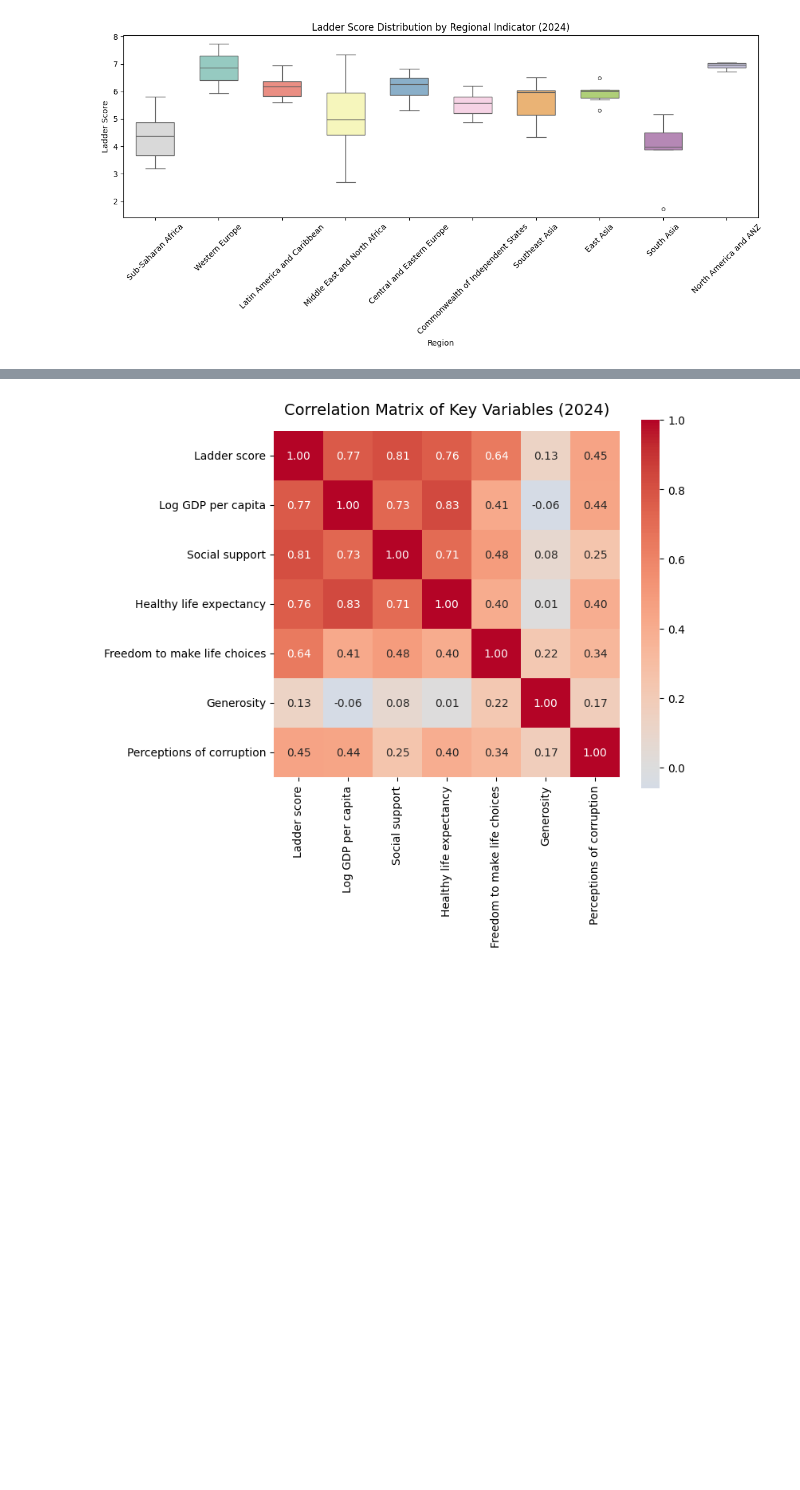
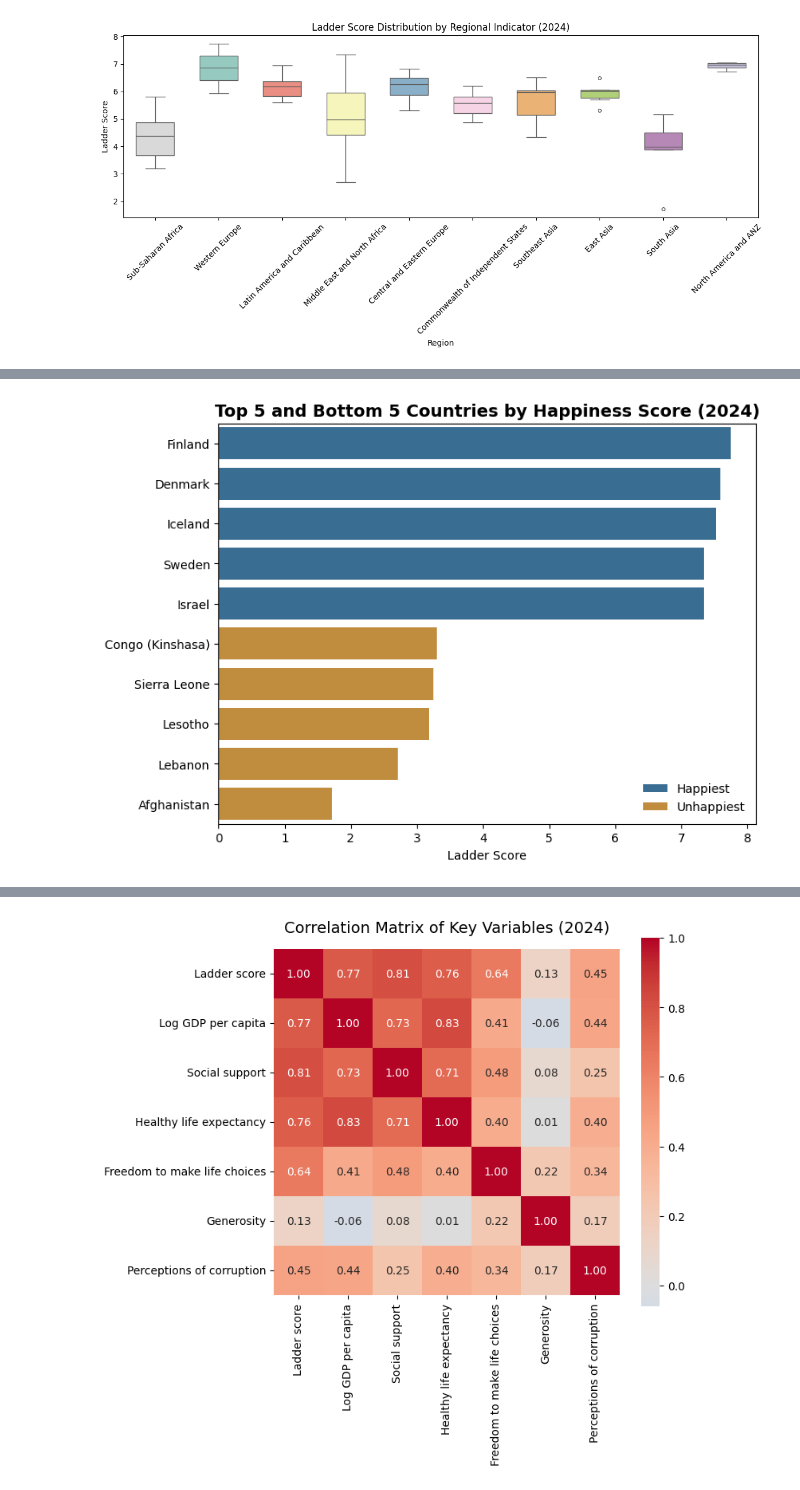
Before and after one commit to CNSM97/portfolio_project, a Jupyter notebook: notebooks/01_exploration.ipynb, the cells around one changed output, grey strips where cells are left out. Saved outputs shown, nothing was run; the diff lists cells and outputs as text; code cells hidden in the pictures; blank space fills up the shorter version.

```diff
--- a/notebooks/01_exploration.ipynb
+++ b/notebooks/01_exploration.ipynb
@@ -740,0 +705,40 @@ plt.show()
+# %%
+# Plot top 5 happiest and bottom 5 unhappiest countries (2024)
+
+# Select top 5 and bottom 5
+top5 = df_2024.nlargest(5, "Ladder score")[["Country name", "Ladder score"]]
+bottom5 = df_2024.nsmallest(5, "Ladder score")[["Country name", "Ladder score"]]
+
+# For unhappiest, assign reverse rank (so 5 → 1 order)
+bottom5 = bottom5[::-1]
+
+# Combine into one DataFrame (top5 first, then reversed bottom5)
+extremes = pd.concat([top5, bottom5], axis=0)
+
+# Assign group labels
+extremes["Group"] = ["Happiest"]*5 + ["Unhappiest"]*5
+
+# To preserve order in plot
+extremes["Country name"] = pd.Categorical(
+    extremes["Country name"],
+    categories=extremes["Country name"],
+    ordered=True
+)
+
+# Plot horizontal bar chart
+plt.figure(figsize=(8,6))
+sns.barplot(
+    data=extremes,
+    y="Country name",
+    x="Ladder score",
+    hue="Group",
+    dodge=False,
+    palette=["#2c70a0"] + ["#d69027"]
+)
+plt.title("Top 5 and Bottom 5 Countries by Happiness Score (2024)", fontsize=14, weight="bold")
+plt.xlabel("Ladder Score")
+plt.ylabel("")
+plt.legend(title="", loc="lower right", frameon=False)
+plt.show()
+# %% [output]
+[figure, added]
```
Also changed, not shown: parts of 12 cells of this notebook.
